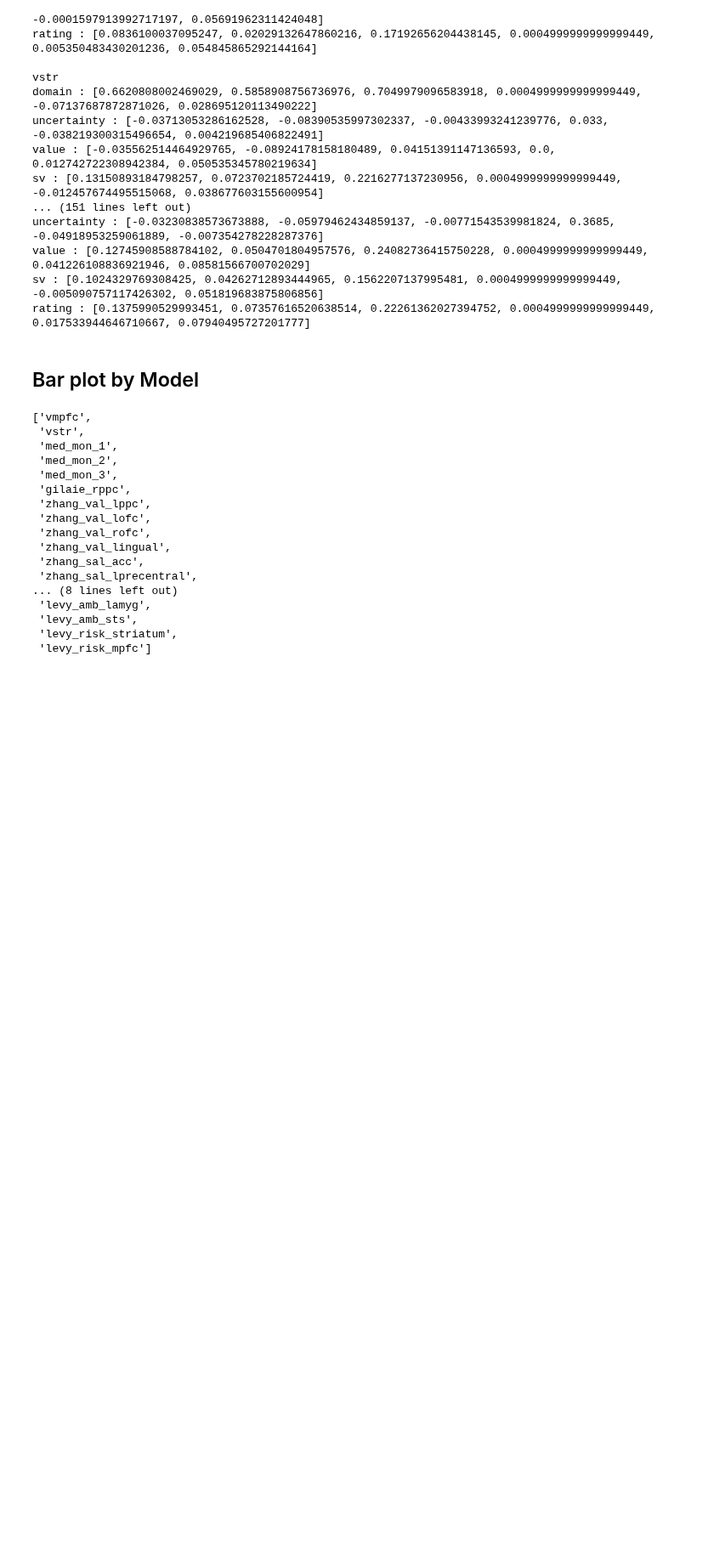
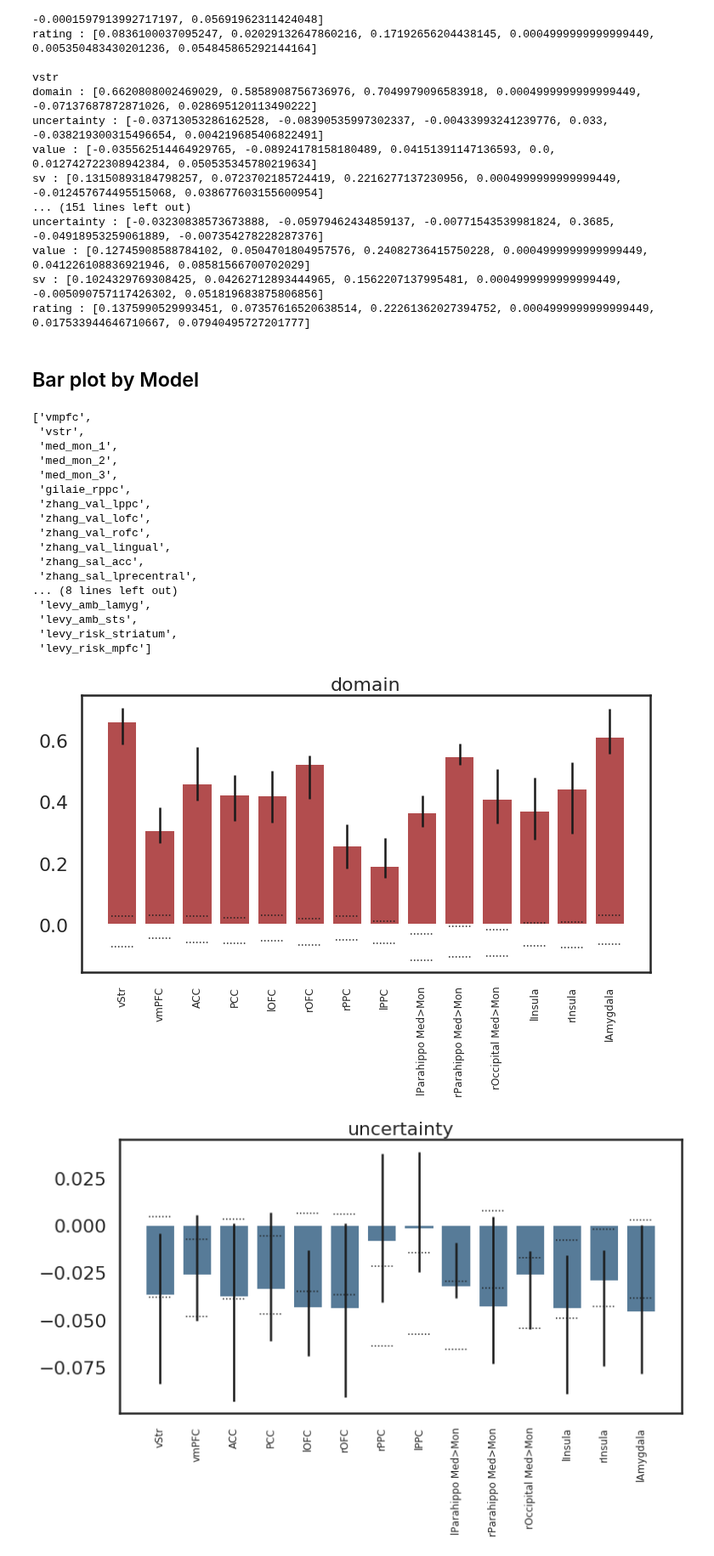
Before and after one commit to ruonanjia/mdm_imaging_analysis, a Jupyter notebook: mdm_rsa_stats.ipynb, the cells around one changed output. Shown at 85% size. Cells and saved outputs as stored; diff of their text form; code cells hidden in the pictures; blank space fills up the shorter version.

```diff
--- a/mdm_rsa_stats.ipynb
+++ b/mdm_rsa_stats.ipynb
@@ -200,0 +253,49 @@ roi_names
+# %%
+# stats_perm = np.load(os.path.join(data_root, 'roi_compare_with_model/perm_stats.npy'),
+#                      allow_pickle = True).item()
+
+color_mod = sns.color_palette("Set1", n_colors=len(mod_names), desat=.5)
+
+
+# plot each model
+for mod_idx, mod_name in enumerate(mod_names):
+    fig, ax = plt.subplots(1,1, figsize = (0.5*len(roi_names), 6))
+
+    # length will be the number of ROIs
+#     r_plot = []
+#     eb_low = []
+#     eb_up = []
+#     p = []
+
+    for roi_idx, roi_name in enumerate(roi_names_sort):
+#         r_plot.append(stats_perm[roi_name][mod_name][0])
+#         eb_low.append(stats_perm[roi_name][mod_name][2])
+#         eb_up.append(stats_perm[roi_name][mod_name][3])
+#         p.append(stats_perm[roi_name][mod_name][1])
+
+        r_plot = stats_perm[roi_name][mod_name][0]
+        q_low = stats_perm[roi_name][mod_name][1]
+        q_up = stats_perm[roi_name][mod_name][2]
+        eb_low = stats_perm[roi_name][mod_name][4]
+        eb_up = stats_perm[roi_name][mod_name][5]
+        p = stats_perm[roi_name][mod_name][3]
+
+        ax.bar(roi_idx, r_plot,
+               yerr = np.array([r_plot-q_low, q_up-r_plot]).reshape(2,1),
+               color = color_mod[mod_idx])
+
+        ax.hlines(eb_up, xmin = roi_idx-0.3, xmax = roi_idx+0.3, linestyle = 'dotted', linewidth = 1.5)
+        ax.hlines(eb_low, xmin = roi_idx-0.3, xmax = roi_idx+0.3, linestyle = 'dotted', linewidth = 1.5)
+#         ax.annotate(round(p, 4), (roi_idx-0.3, r_plot), fontsize = 9)
+
+    ax.set_xticks(list(range(len(roi_names_sort))))
+    ax.set_xticklabels(roi_names_sort_leg, fontsize = 12, rotation = 90)
+
+#     ax.legend(roi_names_sort_leg, fontsize = 9, loc = 'right', bbox_to_anchor=(1.2, .5))
+    ax.set_title(mod_name, fontsize = 22)
+
+    fig.savefig(os.path.join(out_root,"imaging","Sink_resp_rsa_nosmooth", "roi_compare_with_model",
+                             "roi_rsa_%s.eps" %mod_name), format = 'eps')
+# %% [output]
+[figure, added]
+[figure, added]
```
Also changed, not shown: parts of 19 cells of this notebook.
